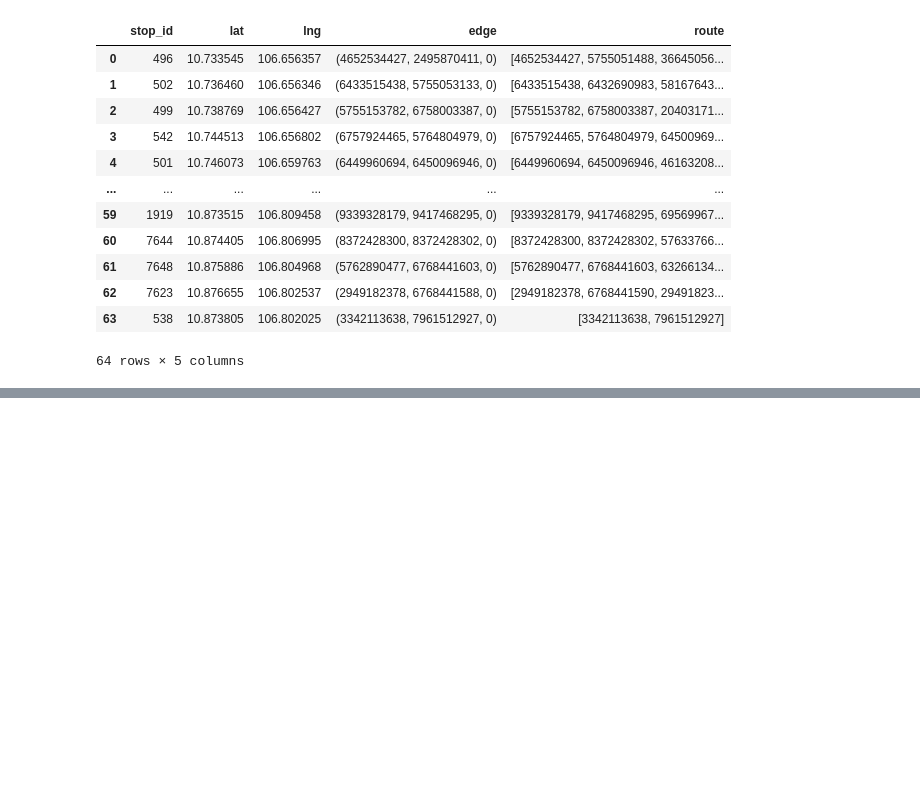
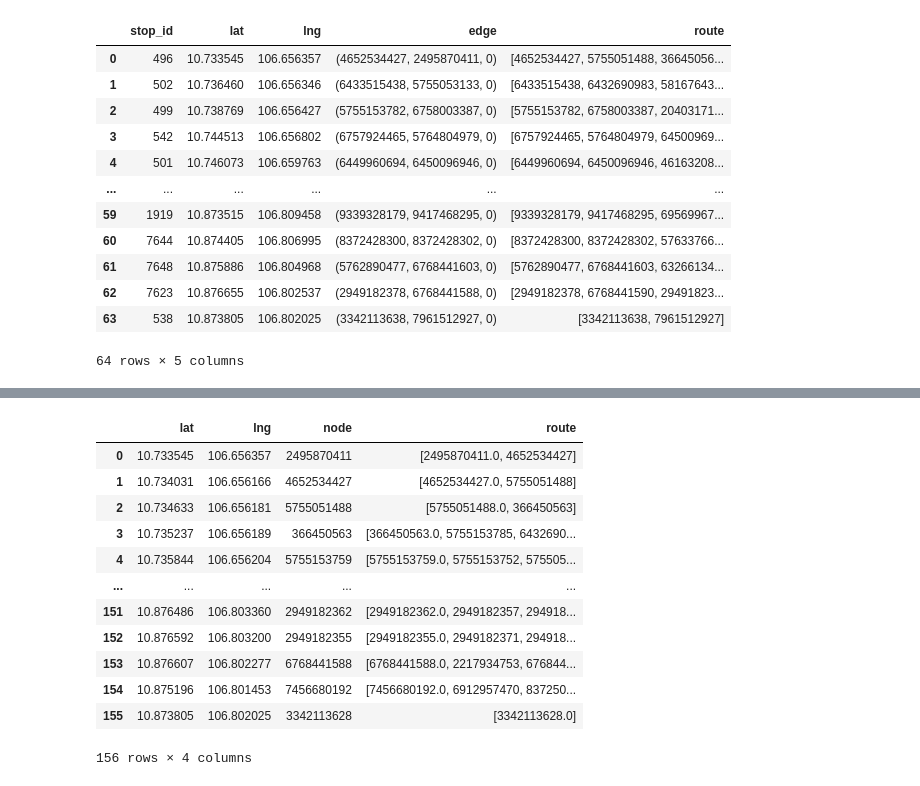
Before and after one commit to ptquang2000/hcm-bus-model, a Jupyter notebook: main.ipynb, the cells around one changed output, grey strips where cells are left out. Cells and saved outputs as stored; diff of their text form; code cells hidden in the pictures; blank space fills up the shorter version.

Commit message:
filter wander and turn around

```diff
--- a/main.ipynb
+++ b/main.ipynb
@@ -198,0 +222,36 @@ stations
+# %%
+def find_turn_around(path):
+    route = path["route"]
+    try:
+        names = [G.edges[node, route[i + 1], 0]["name"] for i, node in enumerate(route[:-1])]
+        return names[0] == names[-1] and len(set(names)) > 1
+    except:
+        return False
+
+turn_around_filt = paths.apply(find_turn_around, axis="columns")
+turn_around_routes = paths[turn_around_filt]
+while turn_around_routes.shape[0] > 0:
+    paths.drop(turn_around_routes.index, inplace=True)
+
+    paths.reset_index(inplace=True, drop=True)
+    paths.drop("route", axis="columns", inplace=True)
+    paths["route"] = paths.apply(get_routes, axis="columns")
+
+    turn_around_filt = paths.apply(find_turn_around, axis="columns")
+    turn_around_routes = paths[turn_around_filt]
+
+paths
+# %% [output]
+|  | lat | lng | node | route |
+| 0 | 10.733545 | 106.656357 | 2495870411 | [2495870411.0, 4652534427] |
+| 1 | 10.734031 | 106.656166 | 4652534427 | [4652534427.0, 5755051488] |
+| 2 | 10.734633 | 106.656181 | 5755051488 | [5755051488.0, 366450563] |
+| 3 | 10.735237 | 106.656189 | 366450563 | [366450563.0, 5755153785, 6432690... |
+| 4 | 10.735844 | 106.656204 | 5755153759 | [5755153759.0, 5755153752, 575505... |
+| ... | ... | ... | ... | ... |
+| 151 | 10.876486 | 106.803360 | 2949182362 | [2949182362.0, 2949182357, 294918... |
+| 152 | 10.876592 | 106.803200 | 2949182355 | [2949182355.0, 2949182371, 294918... |
+| 153 | 10.876607 | 106.802277 | 6768441588 | [6768441588.0, 2217934753, 676844... |
+| 154 | 10.875196 | 106.801453 | 7456680192 | [7456680192.0, 6912957470, 837250... |
+| 155 | 10.873805 | 106.802025 | 3342113628 | [3342113628.0] |
+156 rows × 4 columns
```
Also changed, not shown: parts of 10 cells of this notebook.
